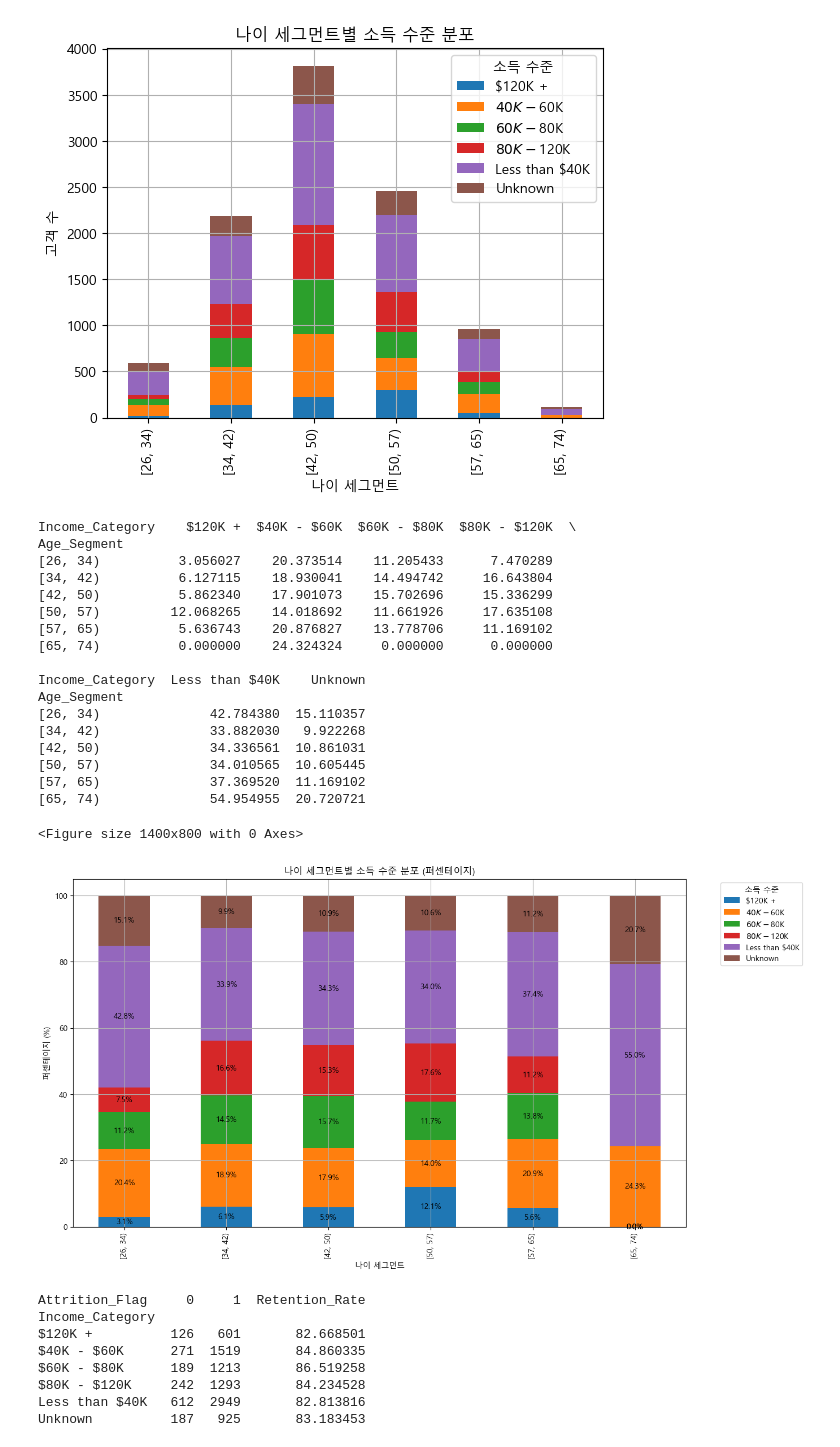
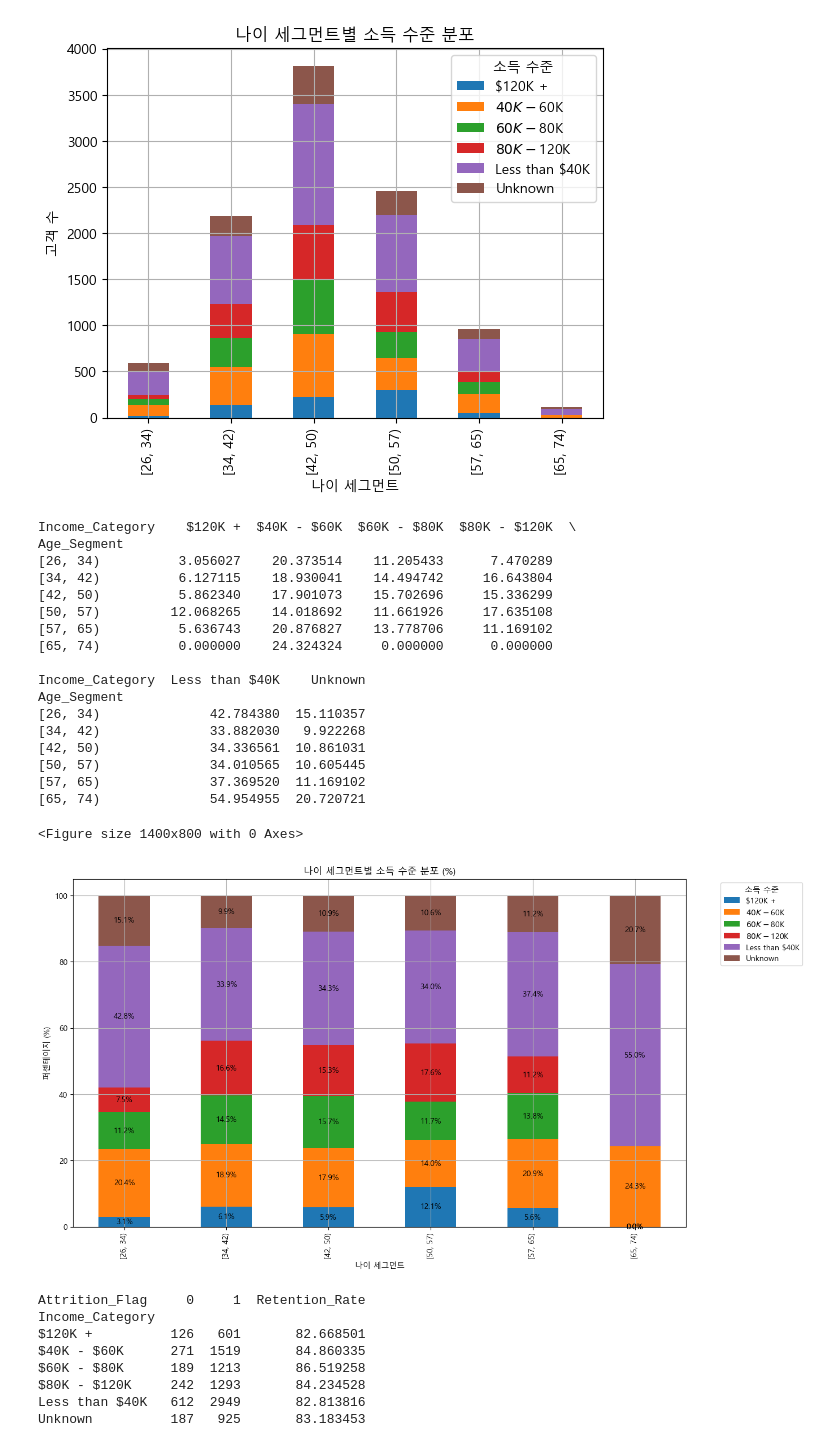
Before and after one commit to myhappydays/Programmers-Data-Analysis-2nd, a Jupyter notebook: heeryeong/bank.ipynb, the cells around one changed output. Drawn from its saved outputs; the diff is of its cells as text; code cells hidden in the pictures.

```diff
--- a/heeryeong/bank.ipynb
+++ b/heeryeong/bank.ipynb
@@ -604,8 +610,8 @@ plt.show()
 
 
 
-# 나이 세그먼트 추가
-data['Age_Segment'] = pd.cut(data['Customer_Age'], bins=[26, 34, 42, 50, 57, 65, 74], right=False)
+
+#data['Age_Segment'] = pd.cut(data['Customer_Age'], bins=[26, 34, 42, 50, 57, 65, 74], right=False)
 
 # 나이 세그먼트별로 Months_on_book 통계량 계산
 segment_months_on_book = data.groupby('Age_Segment')['Months_on_book'].describe()
@@ -924,35 +929,35 @@ ax = income_by_age_segment_percentage.plot(kind='bar', stacked=True, figsize=(14
 for p in ax.patches:
     width = p.get_width()
     height = p.get_height()
     x, y = p.get_xy()
     ax.text(x + width/2, y + height/2, '{:.1f}%'.format(height), ha='center', va='center')
 
-plt.title('나이 세그먼트별 소득 수준 분포 (퍼센테이지)')
+plt.title('나이 세그먼트별 소득 수준 분포 (%)')
 plt.xlabel('나이 세그먼트')
 plt.ylabel('퍼센테이지 (%)')
 plt.legend(title='소득 수준', bbox_to_anchor=(1.05, 1), loc='upper left')
 plt.grid(True)
 plt.show()
 # %% [output]
 Income_Category    $120K +  $40K - $60K  $60K - $80K  $80K - $120K  \
 Age_Segment
 [26, 34)          3.056027    20.373514    11.205433      7.470289
 [34, 42)          6.127115    18.930041    14.494742     16.643804
 [42, 50)          5.862340    17.901073    15.702696     15.336299
 [50, 57)         12.068265    14.018692    11.661926     17.635108
 [57, 65)          5.636743    20.876827    13.778706     11.169102
 [65, 74)          0.000000    24.324324     0.000000      0.000000
 
 Income_Category  Less than $40K    Unknown
 Age_Segment
 [26, 34)              42.784380  15.110357
 [34, 42)              33.882030   9.922268
 [42, 50)              34.336561  10.861031
 [50, 57)              34.010565  10.605445
 [57, 65)              37.369520  11.169102
 [65, 74)              54.954955  20.720721
 <Figure size 1400x800 with 0 Axes>
-[figure, old version]
+[figure, new version]
 # %%
 
 # 소득 수준별 이탈 고객과 유지 고객 수 계산
```
Also changed, not shown: parts of 14 cells of this notebook.
